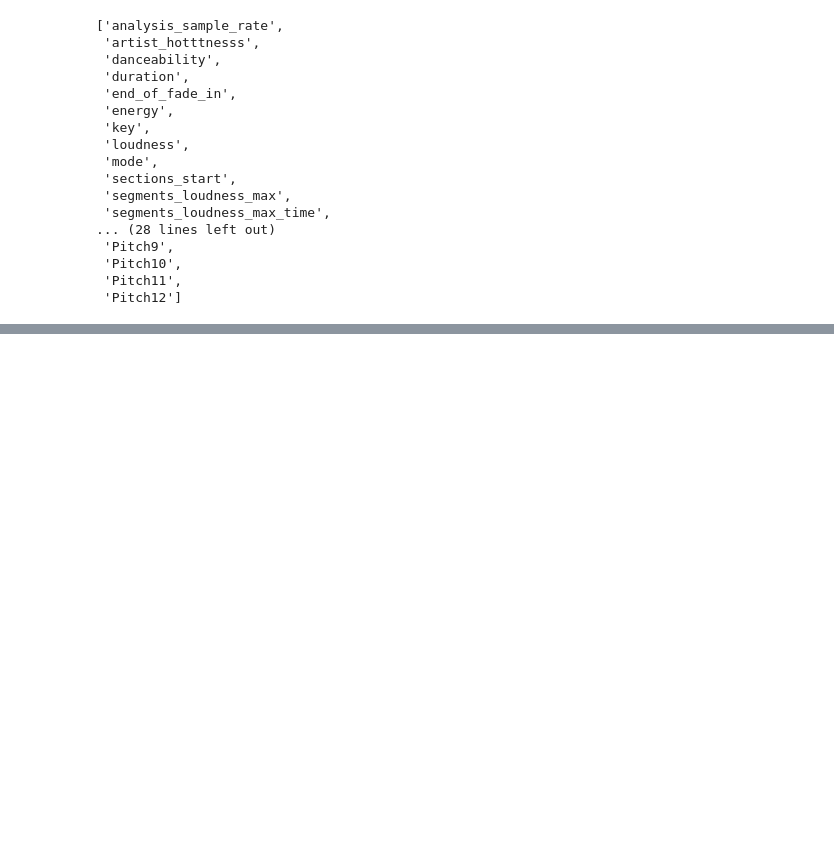
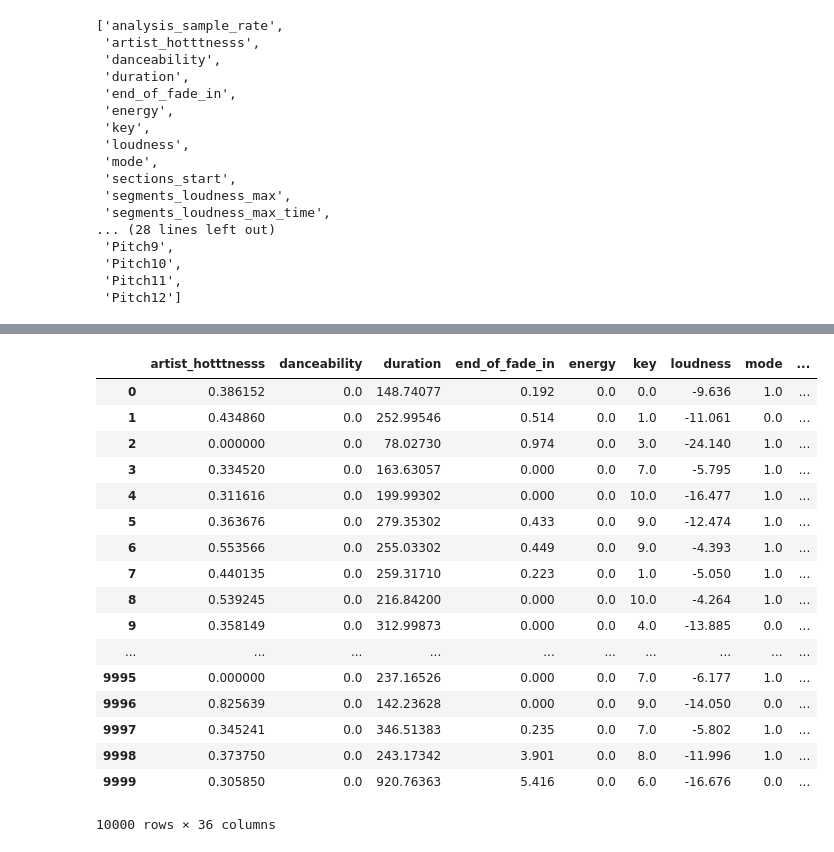
Before and after one commit to tanishqkancharla/10701SongProject, a Jupyter notebook: 10-701-Final-Project/Data Analysis Code.ipynb, the cells around one changed output, grey strips where cells are left out. Saved outputs shown, nothing was run; the diff lists cells and outputs as text; code cells hidden in the pictures; blank space fills up the shorter version.

```diff
--- a/10-701-Final-Project/Data Analysis Code.ipynb
+++ b/10-701-Final-Project/Data Analysis Code.ipynb
@@ -312,0 +307,21 @@ finalWorkingDF = pd.read_pickle("finalWorkingDF")
+# %%
+finalWorkingDF
+# %% [output]
+|  | artist_hotttnesss | danceability | duration | end_of_fade_in | energy | key | loudness | mode | ... |
+| 0 | 0.386152 | 0.0 | 148.74077 | 0.192 | 0.0 | 0.0 | -9.636 | 1.0 | ... |
+| 1 | 0.434860 | 0.0 | 252.99546 | 0.514 | 0.0 | 1.0 | -11.061 | 0.0 | ... |
+| 2 | 0.000000 | 0.0 | 78.02730 | 0.974 | 0.0 | 3.0 | -24.140 | 1.0 | ... |
+| 3 | 0.334520 | 0.0 | 163.63057 | 0.000 | 0.0 | 7.0 | -5.795 | 1.0 | ... |
+| 4 | 0.311616 | 0.0 | 199.99302 | 0.000 | 0.0 | 10.0 | -16.477 | 1.0 | ... |
+| 5 | 0.363676 | 0.0 | 279.35302 | 0.433 | 0.0 | 9.0 | -12.474 | 1.0 | ... |
+| 6 | 0.553566 | 0.0 | 255.03302 | 0.449 | 0.0 | 9.0 | -4.393 | 1.0 | ... |
+| 7 | 0.440135 | 0.0 | 259.31710 | 0.223 | 0.0 | 1.0 | -5.050 | 1.0 | ... |
+| 8 | 0.539245 | 0.0 | 216.84200 | 0.000 | 0.0 | 10.0 | -4.264 | 1.0 | ... |
+| 9 | 0.358149 | 0.0 | 312.99873 | 0.000 | 0.0 | 4.0 | -13.885 | 0.0 | ... |
+| ... | ... | ... | ... | ... | ... | ... | ... | ... | ... |
+| 9995 | 0.000000 | 0.0 | 237.16526 | 0.000 | 0.0 | 7.0 | -6.177 | 1.0 | ... |
+| 9996 | 0.825639 | 0.0 | 142.23628 | 0.000 | 0.0 | 9.0 | -14.050 | 0.0 | ... |
+| 9997 | 0.345241 | 0.0 | 346.51383 | 0.235 | 0.0 | 7.0 | -5.802 | 1.0 | ... |
+| 9998 | 0.373750 | 0.0 | 243.17342 | 3.901 | 0.0 | 8.0 | -11.996 | 1.0 | ... |
+| 9999 | 0.305850 | 0.0 | 920.76363 | 5.416 | 0.0 | 6.0 | -16.676 | 0.0 | ... |
+10000 rows × 36 columns
```
Also changed, not shown: parts of 9 cells of this notebook, 1 other file.
